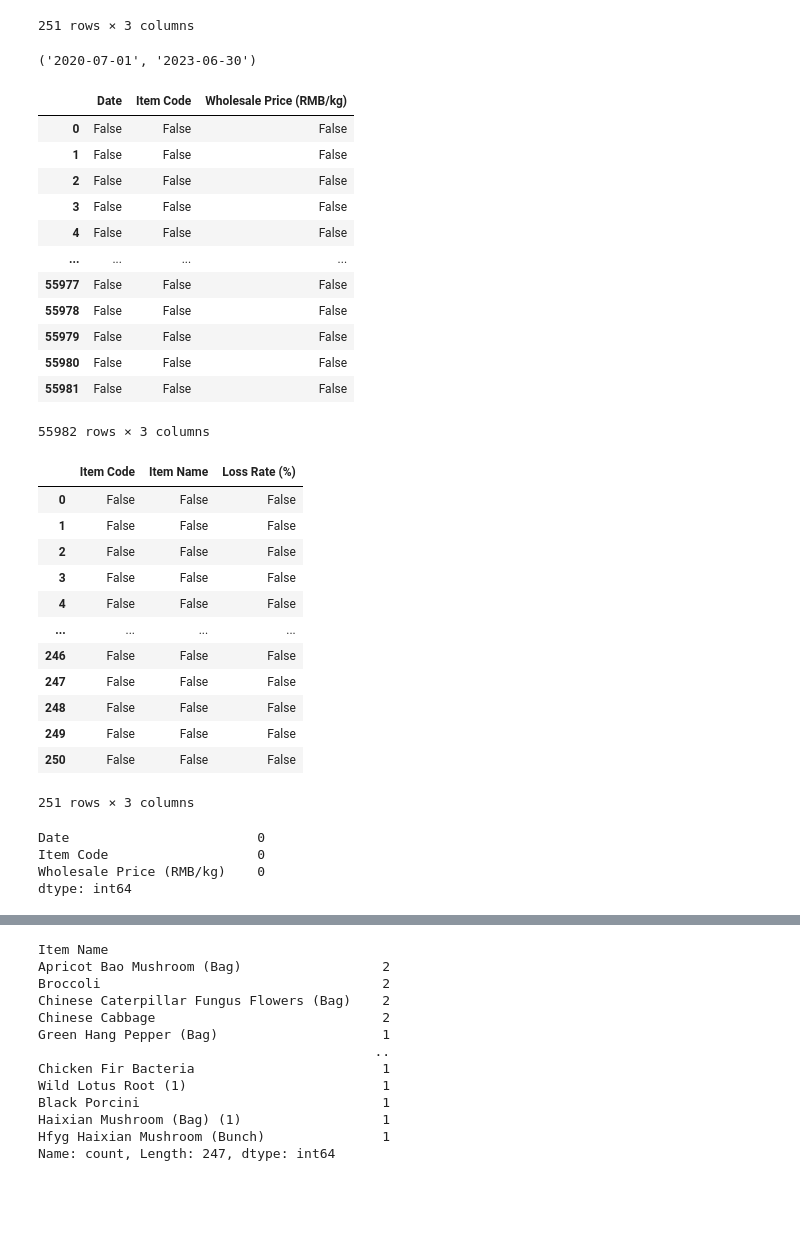
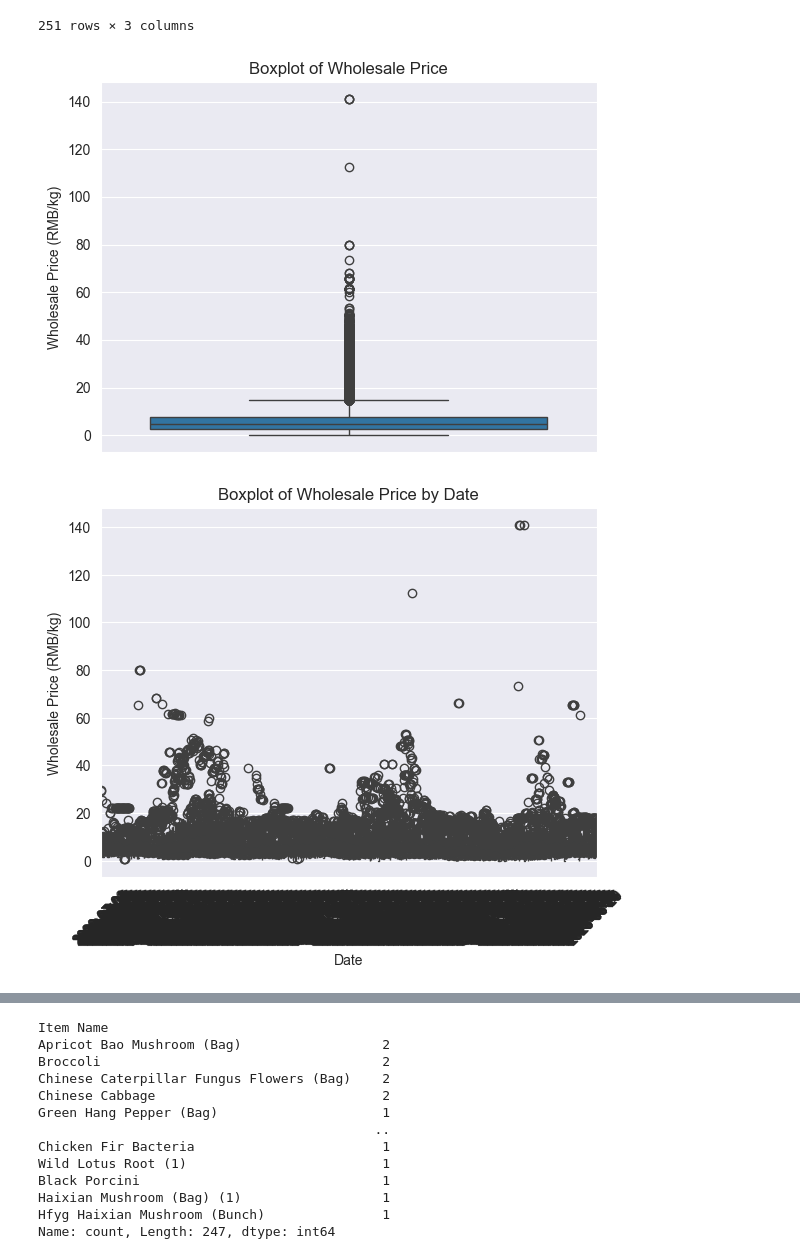
Before and after one commit to RumethSandinu/Project-connexa, a Jupyter notebook: Shamal/data_preprocessing.ipynb, the cells around one changed output, grey strips where cells are left out. Drawn from its saved outputs; the diff is of its cells as text; code cells hidden in the pictures; blank space fills up the shorter version.

```diff
--- a/Shamal/data_preprocessing.ipynb
+++ b/Shamal/data_preprocessing.ipynb
@@ -121,47 +158,21 @@ d
 | 249 | 106973223300667 | Chinese Caterpillar Fungus Flower... | 11.13 |
 | 250 | 106973990980123 | Hfyg Haixian Mushroom (Bunch) | 0.12 |
 251 rows × 3 columns
-# %%
-c['Date'].min(), c['Date'].max()
-# %% [output]
-('2020-07-01', '2023-06-30')
-# %%
-c.isnull()
-# %% [output]
-|  | Date | Item Code | Wholesale Price (RMB/kg) |
-| 0 | False | False | False |
-| 1 | False | False | False |
-| 2 | False | False | False |
-| 3 | False | False | False |
-| 4 | False | False | False |
-| ... | ... | ... | ... |
-| 55977 | False | False | False |
-| 55978 | False | False | False |
-| 55979 | False | False | False |
-| 55980 | False | False | False |
-| 55981 | False | False | False |
-55982 rows × 3 columns
-# %%
-d.isnull()
-# %% [output]
-|  | Item Code | Item Name | Loss Rate (%) |
-| 0 | False | False | False |
-| 1 | False | False | False |
-| 2 | False | False | False |
-| 3 | False | False | False |
-| 4 | False | False | False |
-| ... | ... | ... | ... |
-| 246 | False | False | False |
-| 247 | False | False | False |
-| 248 | False | False | False |
-| 249 | False | False | False |
-| 250 | False | False | False |
-251 rows × 3 columns
 # %%
-c.isnull().sum()
+import seaborn as sns
+import matplotlib.pyplot as plt
+
+# Assuming your data is stored in a pandas DataFrame called 'data'
+# For example, if you want to visualize the 'Wholesale Price (RMB/kg)' column
+sns.boxplot(y=c['Wholesale Price (RMB/kg)'])
+plt.title('Boxplot of Wholesale Price')
+plt.show()
+
+sns.boxplot(x=c['Date'], y=c['Wholesale Price (RMB/kg)'])
+plt.title('Boxplot of Wholesale Price by Date')
+plt.xticks(rotation=45)  # Rotate x-axis labels for better visibility
+plt.show()
 # %% [output]
-Date                        0
-Item Code                   0
-Wholesale Price (RMB/kg)    0
-dtype: int64
+[figure, added]
+[figure, added]
 # %%
```
Also changed, not shown: parts of 18 cells of this notebook, 3 other files.
